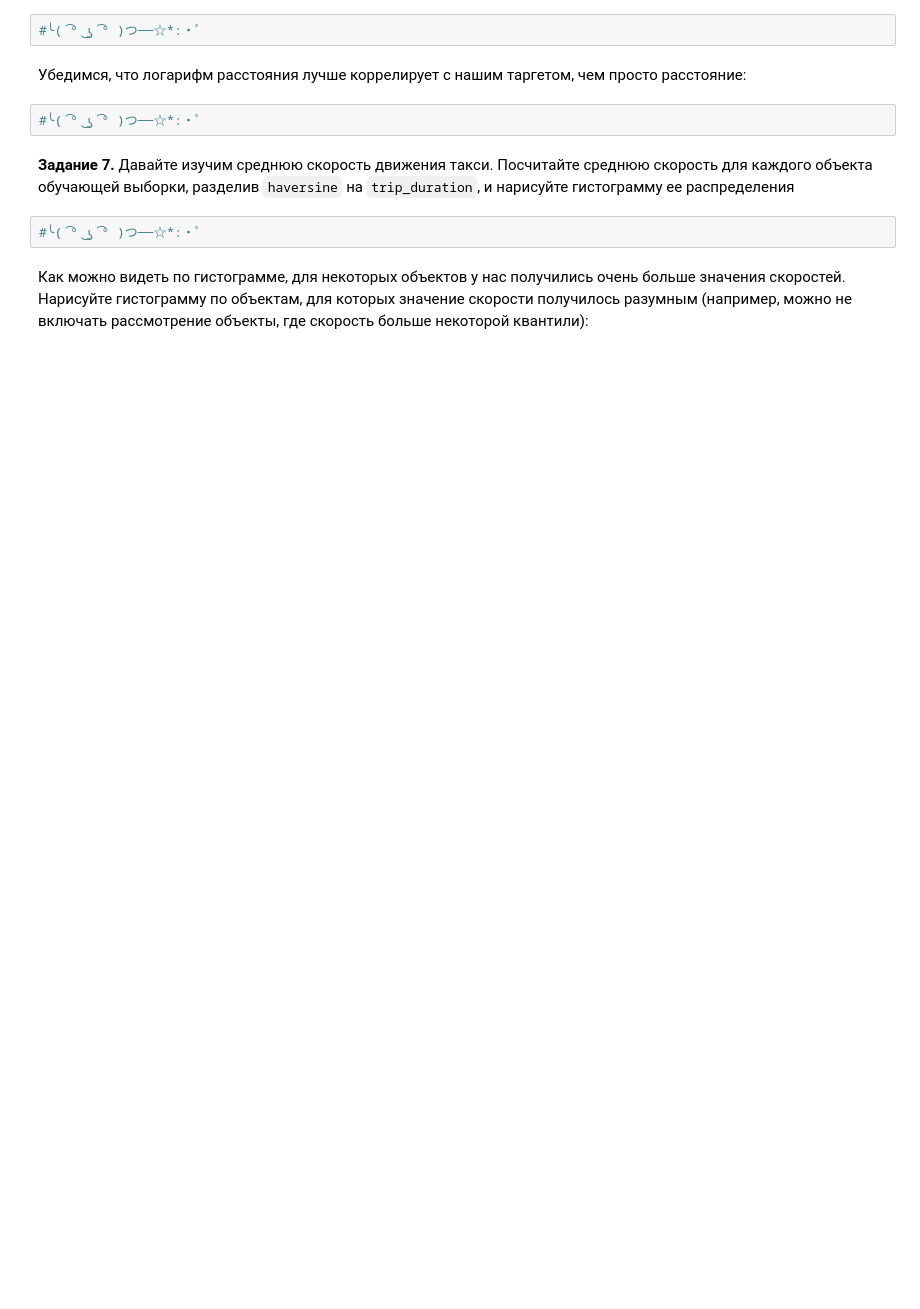
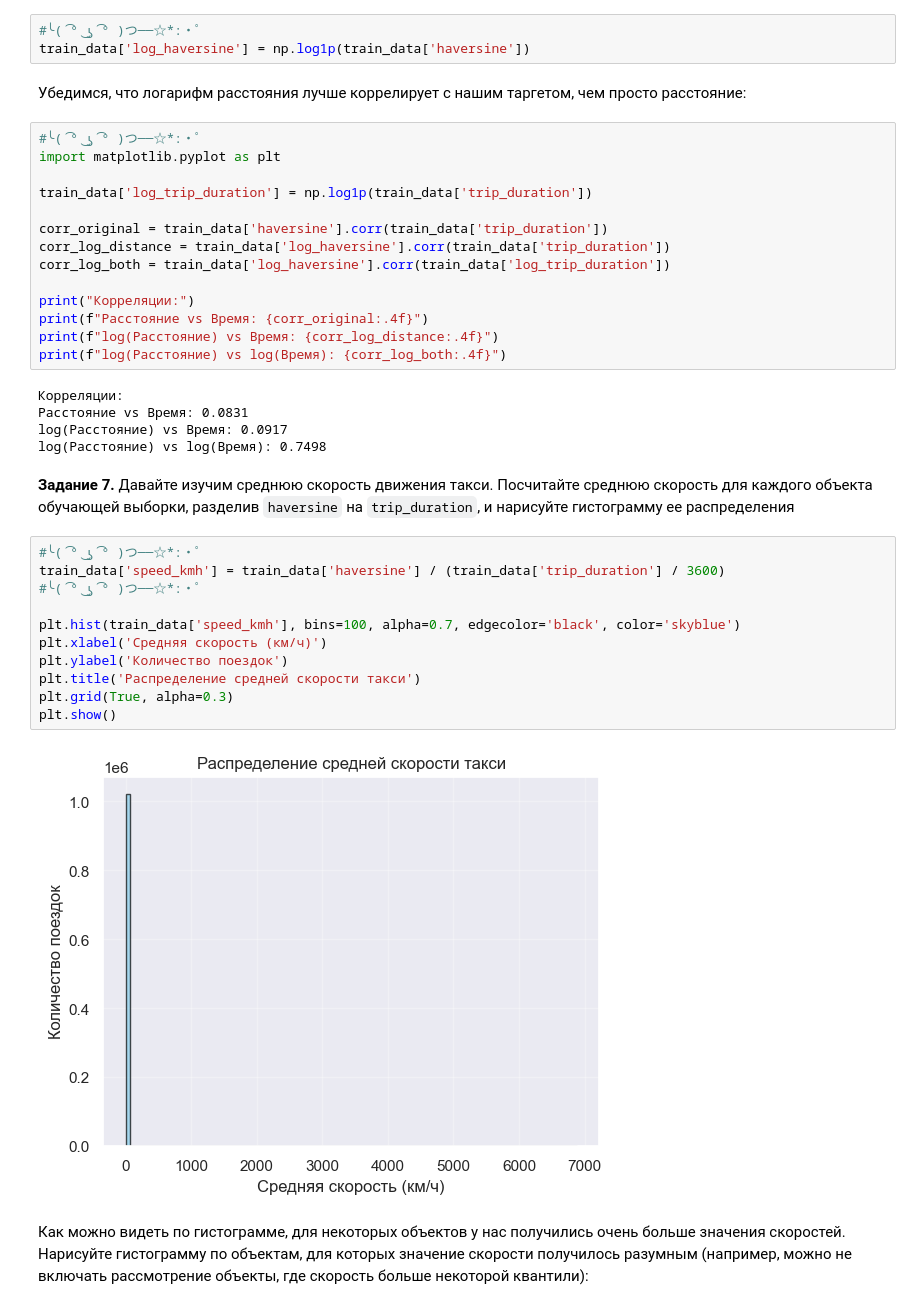
Before and after one commit to kuskas112/Labs, a Jupyter notebook: Машинное обучение/lab2/LR2_eda_linregr.ipynb, the cells around one changed output. Cells and saved outputs as stored; diff of their text form; blank space fills up the shorter version.

```diff
--- a/Машинное обучение/lab2/LR2_eda_linregr.ipynb
+++ b/Машинное обучение/lab2/LR2_eda_linregr.ipynb
@@ -336,13 +473,42 @@ Map(center=[np.float64(40.74889477920532), np.float64(-73.97374298858642)], cont
 Так как мы предсказываем логарифм времени поездки и хотим, чтобы наши признаки были линейно зависимы с этой целевой переменной, нам нужно логарифмировать расстояние: $\log t = \log s - \log{v_{\text{ср}}}$. Запишите логарифм `haversine` в отдельную колонку:
 # %%
 #╰( ͡° ͜ʖ ͡° )つ──☆*:・ﾟ
+train_data['log_haversine'] = np.log1p(train_data['haversine'])
 # %% [markdown]
 Убедимся, что логарифм расстояния лучше коррелирует с нашим таргетом, чем просто расстояние:
-# %%
-#╰( ͡° ͜ʖ ͡° )つ──☆*:・ﾟ
+# %%
+#╰( ͡° ͜ʖ ͡° )つ──☆*:・ﾟ
+import matplotlib.pyplot as plt
+
+train_data['log_trip_duration'] = np.log1p(train_data['trip_duration'])
+
+corr_original = train_data['haversine'].corr(train_data['trip_duration'])
+corr_log_distance = train_data['log_haversine'].corr(train_data['trip_duration'])
+corr_log_both = train_data['log_haversine'].corr(train_data['log_trip_duration'])
+
+print("Корреляции:")
+print(f"Расстояние vs Время: {corr_original:.4f}")
+print(f"log(Расстояние) vs Время: {corr_log_distance:.4f}")
+print(f"log(Расстояние) vs log(Время): {corr_log_both:.4f}")
+# %% [output]
+Корреляции:
+Расстояние vs Время: 0.0831
+log(Расстояние) vs Время: 0.0917
+log(Расстояние) vs log(Время): 0.7498
 # %% [markdown]
 **Задание 7.** Давайте изучим среднюю скорость движения такси. Посчитайте среднюю скорость для каждого объекта обучающей выборки, разделив `haversine` на `trip_duration`, и нарисуйте гистограмму ее распределения
-# %%
-#╰( ͡° ͜ʖ ͡° )つ──☆*:・ﾟ
+# %%
+#╰( ͡° ͜ʖ ͡° )つ──☆*:・ﾟ
+train_data['speed_kmh'] = train_data['haversine'] / (train_data['trip_duration'] / 3600)
+#╰( ͡° ͜ʖ ͡° )つ──☆*:・ﾟ
+
+plt.hist(train_data['speed_kmh'], bins=100, alpha=0.7, edgecolor='black', color='skyblue')
+plt.xlabel('Средняя скорость (км/ч)')
+plt.ylabel('Количество поездок')
+plt.title('Распределение средней скорости такси')
+plt.grid(True, alpha=0.3)
+plt.show()
+# %% [output]
+[figure, added]
 # %% [markdown]
 Как можно видеть по гистограмме, для некоторых объектов у нас получились очень больше значения скоростей. Нарисуйте гистограмму по объектам, для которых значение скорости получилось разумным (например, можно не включать рассмотрение объекты, где скорость больше некоторой квантили):
```
Also changed, not shown: parts of 24 cells of this notebook, 2 other files.
